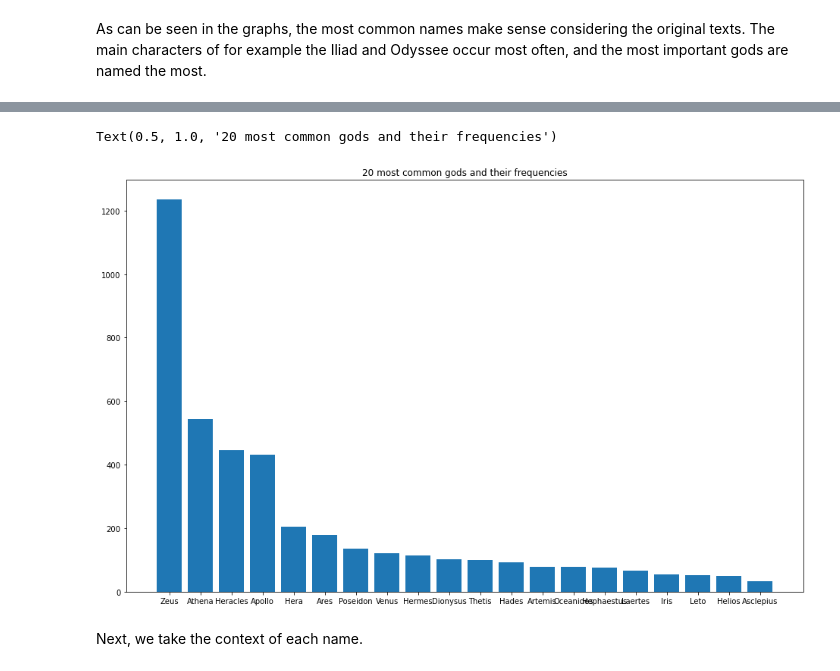
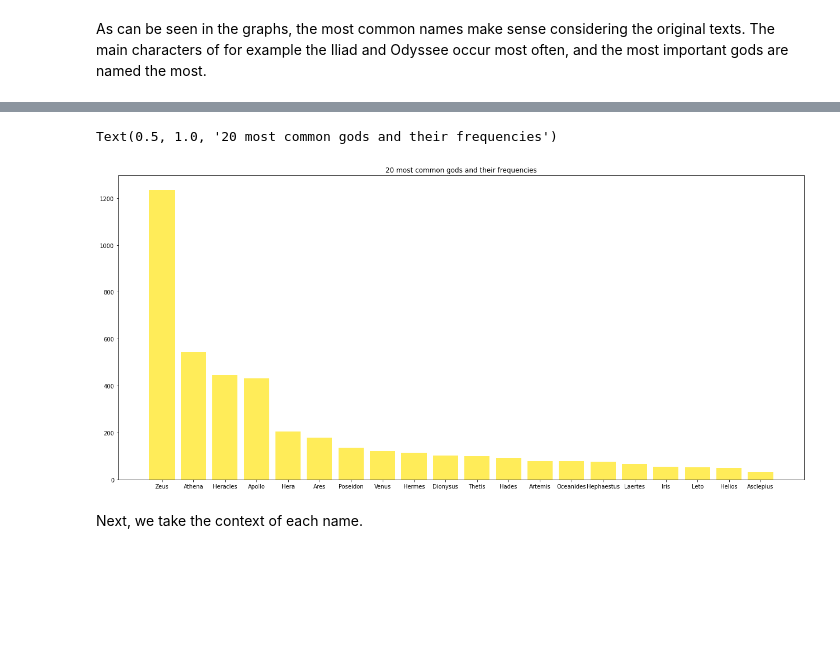
Before and after one commit to RianneAr/Text_Mining_Project, a Jupyter notebook: Greek Mythology Project Code File.ipynb, the cells around one changed output, grey strips where cells are left out. Drawn from its saved outputs; the diff is of its cells as text; code cells hidden in the pictures; blank space fills up the shorter version.

```diff
--- a/Greek Mythology Project Code File.ipynb
+++ b/Greek Mythology Project Code File.ipynb
@@ -396,10 +396,10 @@ Text(0.5, 1.0, '20 most common mortals and their frequencies')
 # %%
-plt.figure(figsize=(16, 10))
-plt.bar(gnames[0:20], gcounts[0:20])
+plt.figure(figsize=(22, 10))
+plt.bar(gnames[0:20], gcounts[0:20], color='#FFEC59')
 plt.title('20 most common gods and their frequencies')
 # %% [output]
 Text(0.5, 1.0, '20 most common gods and their frequencies')
-[figure, old version]
+[figure, new version]
 # %% [markdown]
 Next, we take the context of each name.
 # %%
```
Also changed, not shown: parts of 7 cells of this notebook.
